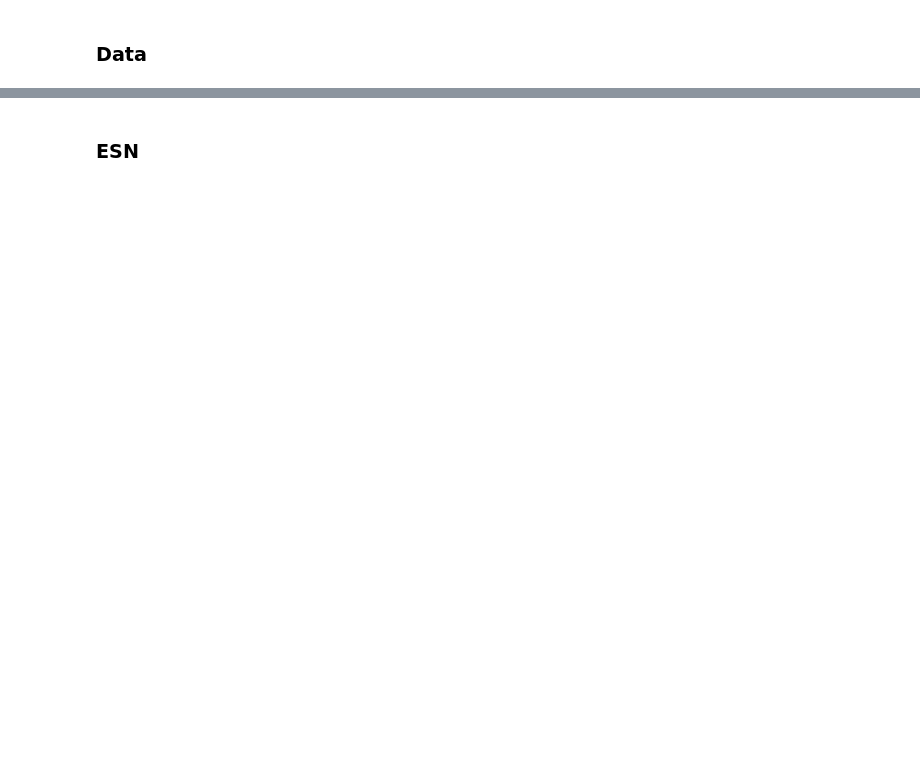
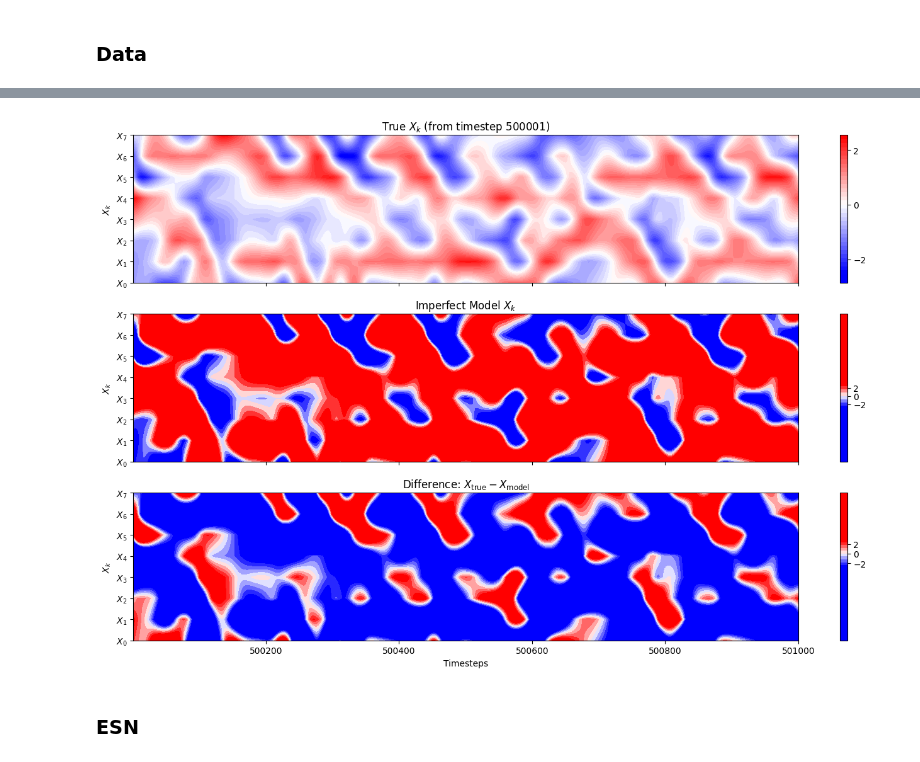
Before and after one commit to mcvlix/lorenz-96-hybrid-esn, a Jupyter notebook: main.ipynb, the cells around one changed output, grey strips where cells are left out. Drawn from its saved outputs; the diff is of its cells as text; code cells hidden in the pictures; blank space fills up the shorter version.

```diff
--- a/main.ipynb
+++ b/main.ipynb
@@ -53,2 +113,42 @@ plt.show()
+# %%
+X_model = np.load(os.path.join(data_path, 'X_model_full.npz'))['X_model'][500001:501001].T          # shape (8, 1000)
+X_true  = np.load(os.path.join(data_path, 'truth_h_0.5_c_8_F_20.npy'))[500001:501001, :8].T         # shape (8, 1000)
+X_diff = X_true - X_model                                                                           # shape (8, 1000)
+# %%
+start = 500001
+time_axis = np.arange(start, start + X_true.shape[1])
+space_axis = np.arange(X_true.shape[0])
+
+fig, axs = plt.subplots(3, 1, figsize=(14, 9), sharex=True)
+
+# --- Ground truth ---
+c1 = axs[0].contourf(time_axis, space_axis, X_true, levels=50, cmap='bwr', vmin=-2.5, vmax=2.5)
+axs[0].set_title("True $X_k$ (from timestep {})".format(start))
+axs[0].set_ylabel("$X_k$")
+axs[0].set_yticks(space_axis)
+axs[0].set_yticklabels([f"$X_{{{i}}}$" for i in space_axis])
+fig.colorbar(c1, ax=axs[0], ticks=[-2, 0, 2])
+
+# --- Imperfect Model ---
+c2 = axs[1].contourf(time_axis, space_axis, X_model, levels=50, cmap='bwr', vmin=-2.5, vmax=2.5)
+axs[1].set_title("Imperfect Model $X_k$")
+axs[1].set_ylabel("$X_k$")
+axs[1].set_yticks(space_axis)
+axs[1].set_yticklabels([f"$X_{{{i}}}$" for i in space_axis])
+fig.colorbar(c2, ax=axs[1], ticks=[-2, 0, 2])
+
+# --- Difference ---
+c3 = axs[2].contourf(time_axis, space_axis, X_diff, levels=50, cmap='bwr', vmin=-2.5, vmax=2.5)
+axs[2].set_title("Difference: $X_{\\text{true}} - X_{\\text{model}}$")
+axs[2].set_xlabel("Timesteps")
+axs[2].set_ylabel("$X_k$")
+axs[2].set_yticks(space_axis)
+axs[2].set_yticklabels([f"$X_{{{i}}}$" for i in space_axis])
+fig.colorbar(c3, ax=axs[2], ticks=[-2, 0, 2])
+
+plt.tight_layout()
+plt.show()
+# %% [output]
+[figure, added]
 # %% [markdown]
 ### ESN
```
Also changed, not shown: parts of 27 cells of this notebook.
